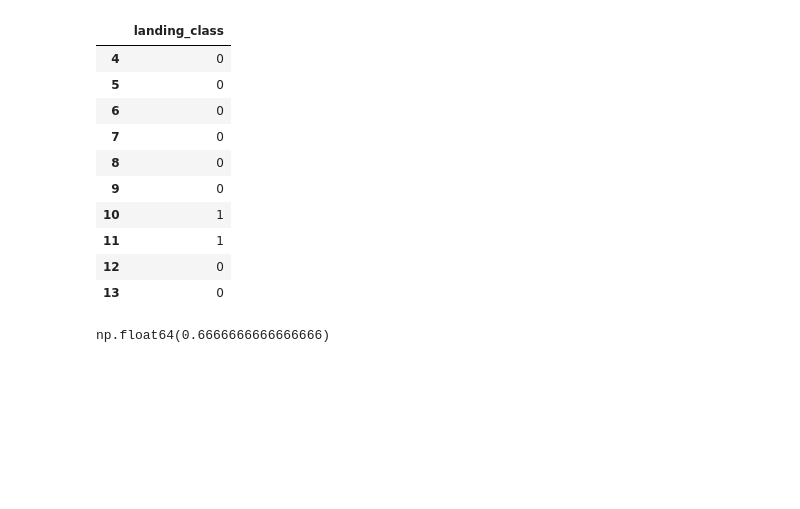
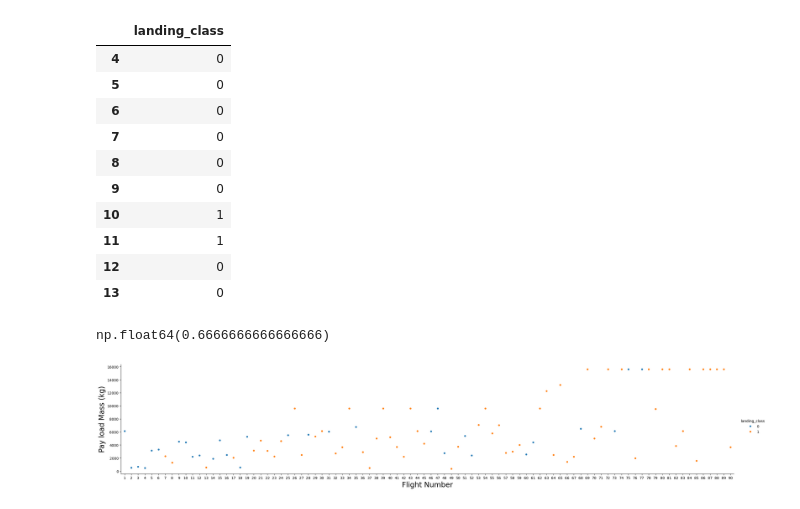
Before and after one commit to Gregory-lab-eng/SpaceX-Falcon-9-first-stage-Landing-Prediction, a Jupyter notebook: SpaceX_Falcon_9_first_stage_Landing_Prediction.ipynb, the cells around one changed output. Saved outputs shown, nothing was run; the diff lists cells and outputs as text; code cells hidden in the pictures; blank space fills up the shorter version.

```diff
--- a/SpaceX_Falcon_9_first_stage_Landing_Prediction.ipynb
+++ b/SpaceX_Falcon_9_first_stage_Landing_Prediction.ipynb
@@ -475,3 +488,10 @@ data_falcon9['landing_class'].mean()
 np.float64(0.6666666666666666)
 # %%
 data_falcon9.to_csv("dataset_part_2.csv", index=False)
+# %%
+sns.catplot(y="PayloadMass", x="FlightNumber", hue='landing_class', data=data_falcon9, aspect = 5)
+plt.xlabel("Flight Number",fontsize=20)
+plt.ylabel("Pay load Mass (kg)",fontsize=20)
+plt.show()
+# %% [output]
+[figure, added]
```
Also changed, not shown: parts of 4 cells of this notebook.
